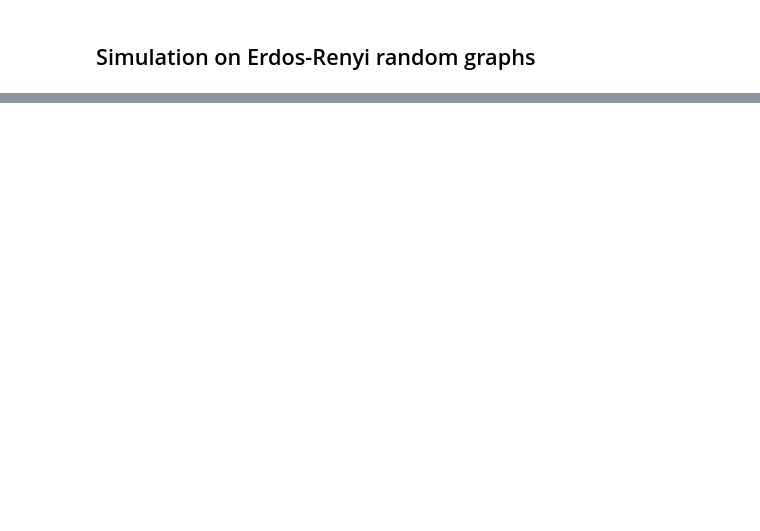
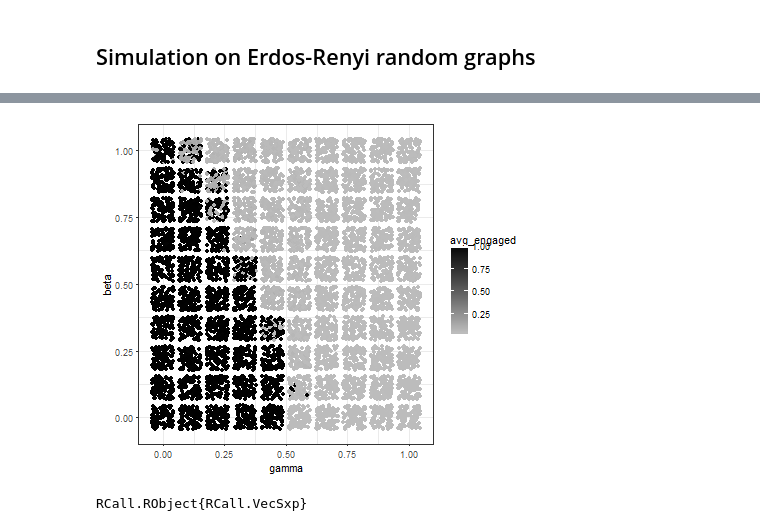
Before and after one commit to pavanGurazada/Reproducible-Diffusion-Research, a Jupyter notebook: Innovation-uptake-model.ipynb, the cells around one changed output, grey strips where cells are left out. Cells and saved outputs as stored; diff of their text form; code cells hidden in the pictures; blank space fills up the shorter version.

```diff
--- a/Innovation-uptake-model.ipynb
+++ b/Innovation-uptake-model.ipynb
@@ -27,3 +29,10 @@ mutable struct Network
     G::LightGraphs.SimpleGraphs.SimpleGraph{Int}
     node_status::BitVector
 end
+# %%
+function seed!(N::Network)
+    seed_set = sample(vertices(N.G), floor(Int, 0.05 * nv(N.G)))
+    N.node_status[seed_set] = true
+
+    return nothing
+end
@@ -78,0 +176,11 @@ describe(results_ergraph)
+# %%
+R"""
+ggplot(data = results, aes(x = gamma, y = beta)) +
+    geom_point(aes(color = avg_engaged), position = "jitter") +
+    scale_color_gradient(low = "grey", high = "black") +
+    theme_bw()
+
+"""
+# %% [output]
+[figure, added]
+RCall.RObject{RCall.VecSxp}
```
Also changed, not shown: parts of 12 cells of this notebook.
